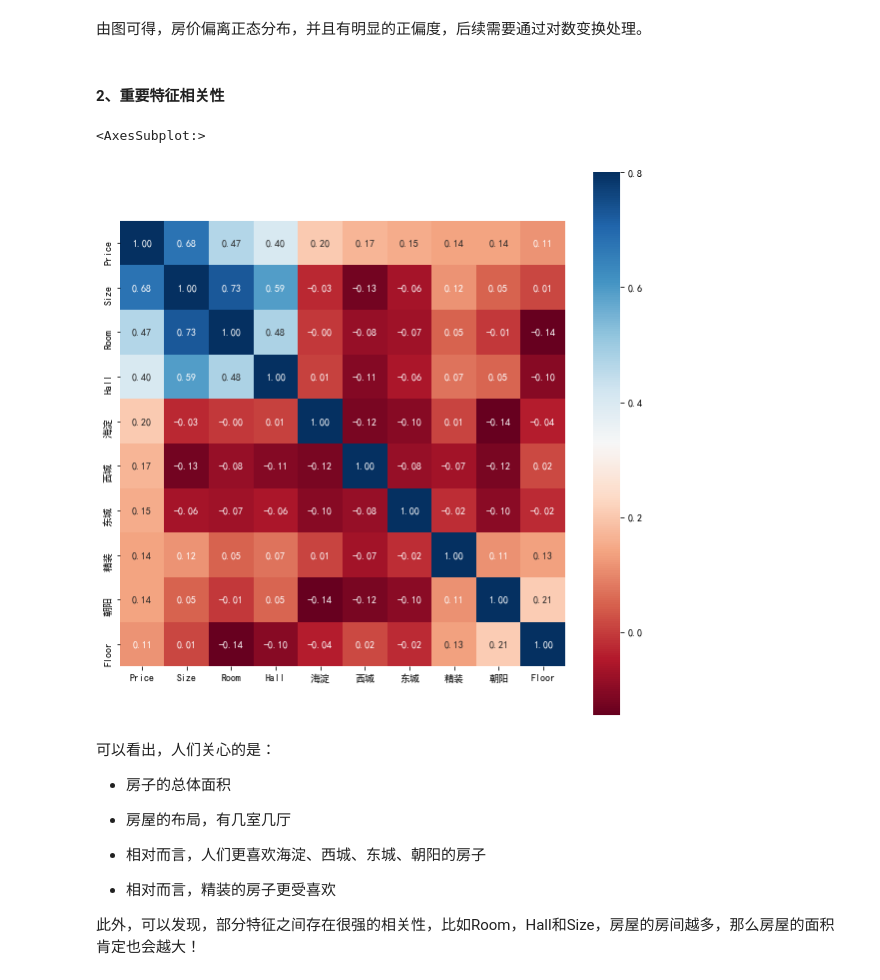
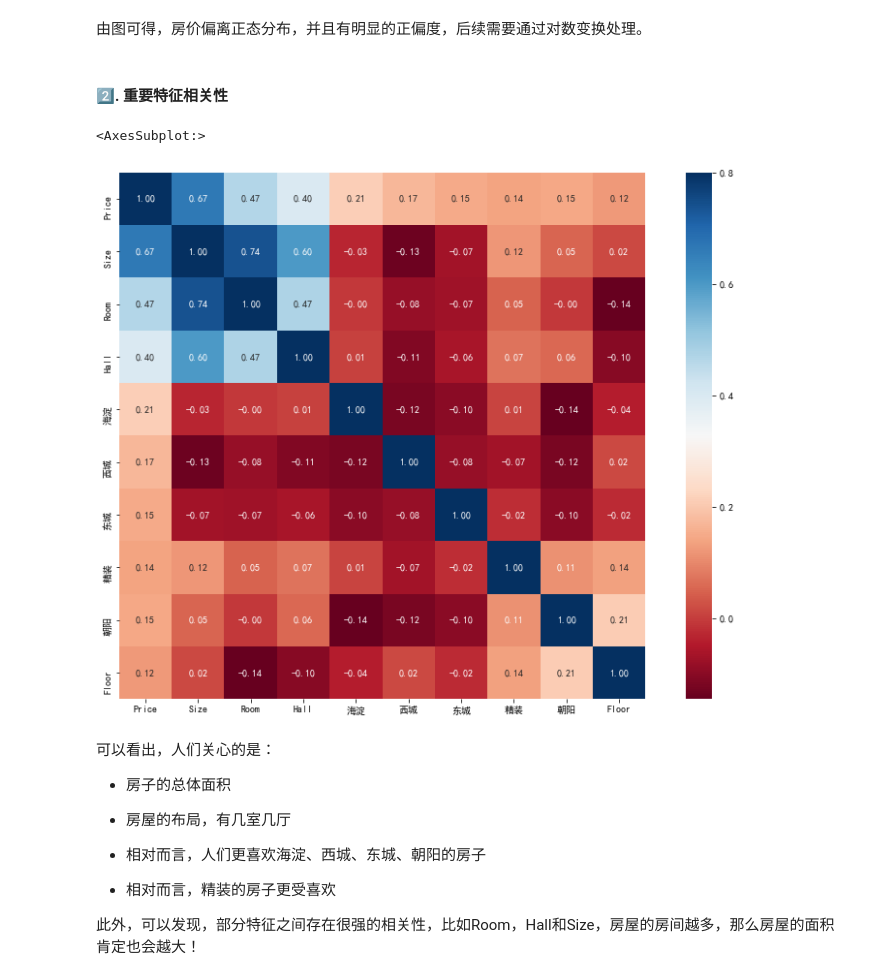
Before and after one commit to YoungErm/house_predict, a Jupyter notebook: note/try.ipynb, the cells around one changed output. Drawn from its saved outputs; the diff is of its cells as text; code cells hidden in the pictures.

```diff
--- a/note/try.ipynb
+++ b/note/try.ipynb
@@ -174,6 +204,6 @@ memory usage: 2.8+ MB
 # %%
-# 查看相关性
-data_corr = data.corr()
+# 查看相关性 本例使用的是pearson相关系数
+data_corr = data.corr(method="pearson")
 data_corr
 # %% [output]
 |  | Floor | Price | Size | Year | 东城 | 丰台 | 亦庄开发区 | 大兴 | 密云 | 平谷 | ... | ... |
@@ -232,17 +269,28 @@ plt.show()
 # %%
 # 删除离群点
-outlier1 = data[(data['Room']==1) & (data['Price']>2000)].index.tolist()
-outlier2 = data[(data['Room']==4) & (data['Price']>5000)].index.tolist()
-outlier3 = data[(data['Room']==6) & (data['Price']>4000)].index.tolist()
-outlier3 = data[(data['Room']==8) & ((data['Price']>3000)|(data['Price']<2000))].index.tolist()
-outlier4 = data[(data['Room']>8)].index.tolist()
 
-outlier5 = data[(data['北'] == 0) & (data['Price']>3000)&(data['Price']<3500)].index.tolist()
-outlier6 = data[(data['北'] == 0) & (data['Price']>4800)].index.tolist()
-outlier7 = data[(data['北'] == 1) & (data['Price']>5000)].index.tolist()
 
-outlier8 = data[(data['南'] == 1) & (data['Price']>5000)].index.tolist()
-outliers = outlier1 + outlier2 + outlier3 + outlier4 + outlier5 + outlier6 + outlier7 + outlier8
+outlier0 = data[(data['Size']>600) | (data['Price']>5000)].index.tolist()
+
+outlier1_1 = data[(data['Hall']==1) & (data['Price']>3500)].index.tolist()
+outlier1_2 = data[(data['Hall']==2) & (data['Price']>4500)].index.tolist()
+outlier1_3 = data[(data['Hall']==3) & (data['Price']>4300)].index.tolist()
+outlier1_4 = data[(data['Hall']==4) & (data['Price']>2000)].index.tolist()
+outlier1_5 = data[(data['Hall']>4)].index.tolist()
+
+outlier2_1 = data[(data['Room']==1) & (data['Price']>2000)].index.tolist()
+outlier2_2 = data[(data['Room']==4) & (data['Price']>5000)].index.tolist()
+outlier2_3 = data[(data['Room']==6) & (data['Price']>4000)].index.tolist()
+outlier2_4 = data[(data['Room']==8) & ((data['Price']>3000)|(data['Price']<2000))].index.tolist()
+outlier2_5 = data[(data['Room']>8)].index.tolist()
+
+outlier3_1 = data[(data['北'] == 0) & (data['Price']>3000)&(data['Price']<3500)].index.tolist()
+outlier3_2 = data[(data['北'] == 0) & (data['Price']>4800)].index.tolist()
+outlier3_3 = data[(data['北'] == 1) & (data['Price']>3500)].index.tolist()
+
+outlier4= data[(data['南'] == 1) & (data['Price']>5000)].index.tolist()
+
+outliers = outlier0 + outlier1_1 + outlier1_2 + outlier1_3 + outlier1_4 + outlier1_5+ outlier2_1 + outlier2_2 + outlier2_3 + outlier2_4 + outlier2_5 + outlier3_1 + outlier3_2 + outlier3_3+outlier4
 outliers = list(set(outliers))
 print('离群点个数为{}，其索引为{}'.format(len(outliers), outliers))
 # %% [output]
@@ -363,16 +409,16 @@ plt.xticks(rotation=30)
 # %% [markdown]
 由图可得，房价偏离正态分布，并且有明显的正偏度，后续需要通过对数变换处理。
 # %% [markdown]
-#### 2、重要特征相关性
+#### 2️⃣. 重要特征相关性
 # %%
 # 选择相关系数较大的特征绘图
-plt.figure(figsize=(10, 10))
+plt.figure(figsize=(15, 10))
 top_cols = data_corr['Price'].nlargest(10).index
 data_corr_top = data.loc[:, top_cols].corr()
 sns.heatmap(data_corr_top, annot=True, square=True, fmt='.2f', cmap='RdBu', vmax=0.8)
 # %% [output]
 <AxesSubplot:>
-[figure, old version]
+[figure, new version]
 # %% [markdown]
 可以看出，人们关心的是：
 
```
Also changed, not shown: parts of 63 cells of this notebook, 28 other files.
